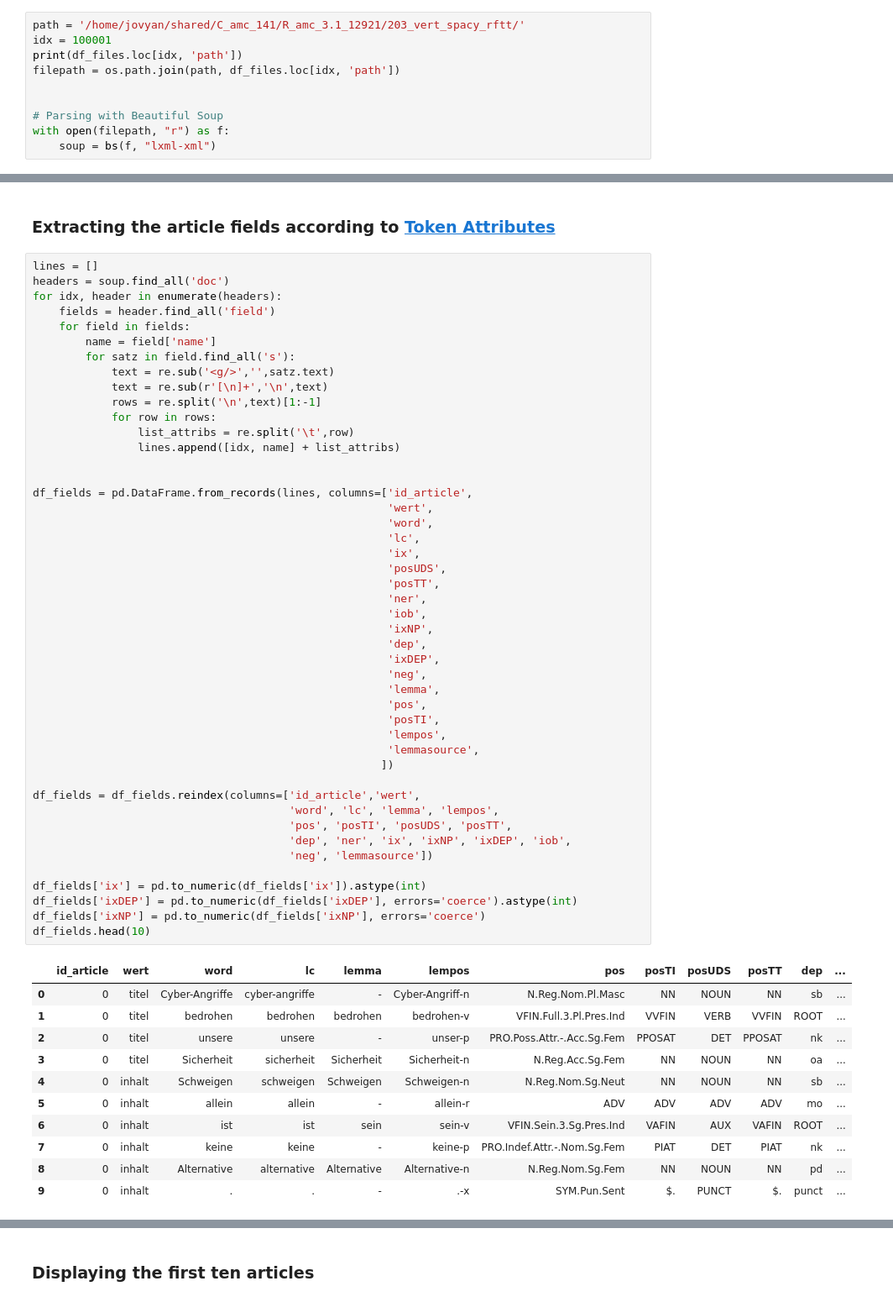
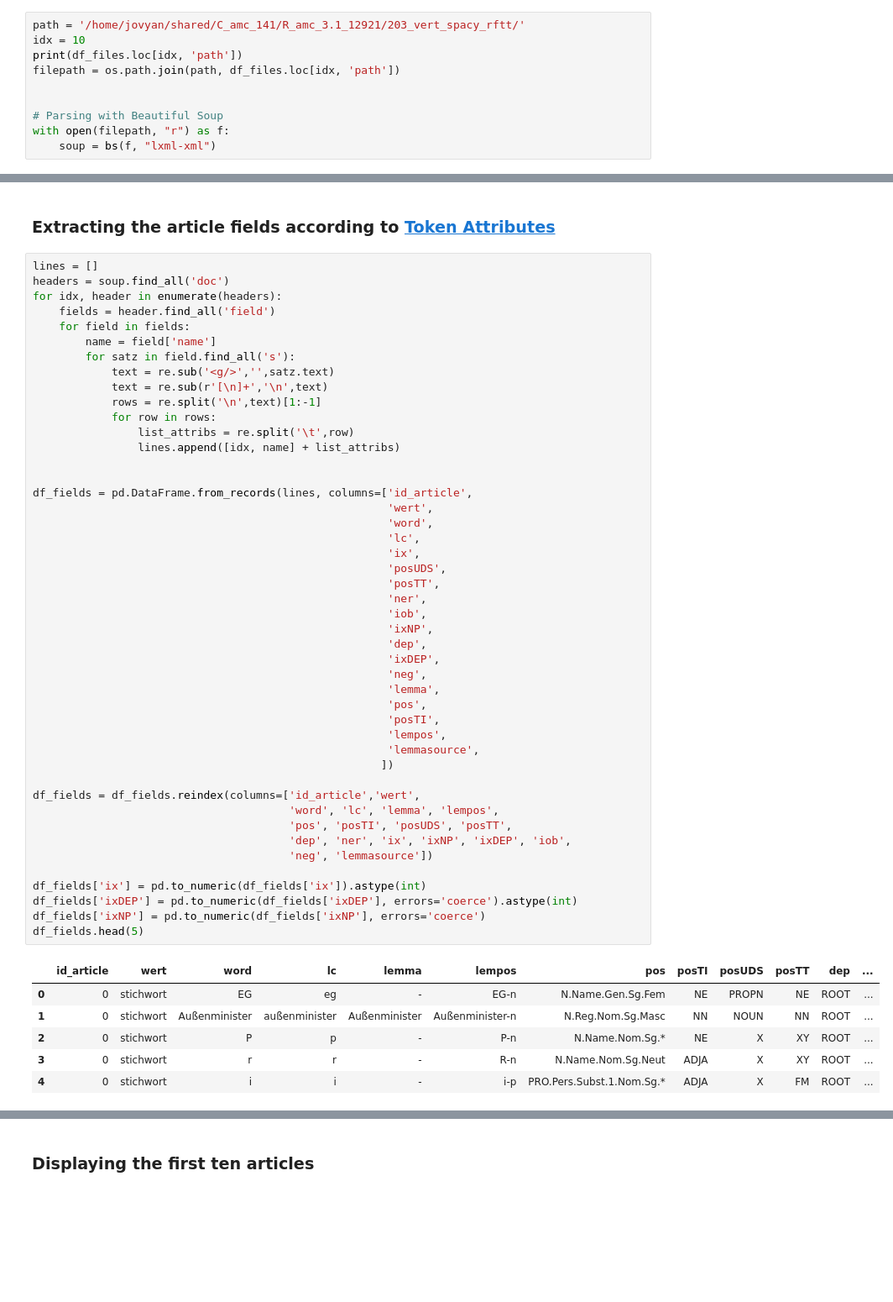
Before and after one commit to acdh-oeaw/AMC_Corpus_Biases, a Jupyter notebook: notebooks/2-file_parsing.ipynb, the cells around one changed output, grey strips where cells are left out. Shown: that part at 84% size. Cells and saved outputs as stored; diff of their text form; blank space fills up the shorter version.

```diff
--- a/notebooks/2-file_parsing.ipynb
+++ b/notebooks/2-file_parsing.ipynb
@@ -60,7 +60,7 @@ memory usage: 16.2+ MB
 ### Examining a single file:
 # %%
 path = '/home/jovyan/shared/C_amc_141/R_amc_3.1_12921/203_vert_spacy_rftt/'
-idx = 100001
+idx = 10
 print(df_files.loc[idx, 'path'])
 filepath = os.path.join(path, df_files.loc[idx, 'path'])
 
@@ -152,41 +152,36 @@ df_fields = pd.DataFrame.from_records(lines, columns=['id_article',
                                                       'wert',
                                                       'word',
                                                       'lc',
                                                       'ix',
                                                       'posUDS',
                                                       'posTT',
                                                       'ner',
                                                       'iob',
                                                       'ixNP',
                                                       'dep',
                                                       'ixDEP',
                                                       'neg',
                                                       'lemma',
                                                       'pos',
                                                       'posTI',
                                                       'lempos',
                                                       'lemmasource',
                                                      ])
 
 df_fields = df_fields.reindex(columns=['id_article','wert',
                                        'word', 'lc', 'lemma', 'lempos',
                                        'pos', 'posTI', 'posUDS', 'posTT',
                                        'dep', 'ner', 'ix', 'ixNP', 'ixDEP', 'iob',
                                        'neg', 'lemmasource'])
 
 df_fields['ix'] = pd.to_numeric(df_fields['ix']).astype(int)
 df_fields['ixDEP'] = pd.to_numeric(df_fields['ixDEP'], errors='coerce').astype(int)
 df_fields['ixNP'] = pd.to_numeric(df_fields['ixNP'], errors='coerce')
-df_fields.head(10)
+df_fields.head(5)
 # %% [output]
 |  | id_article | wert | word | lc | lemma | lempos | pos | posTI | posUDS | posTT | dep | ... |
-| 0 | 0 | titel | Cyber-Angriffe | cyber-angriffe | - | Cyber-Angriff-n | N.Reg.Nom.Pl.Masc | NN | NOUN | NN | sb | ... |
-| 1 | 0 | titel | bedrohen | bedrohen | bedrohen | bedrohen-v | VFIN.Full.3.Pl.Pres.Ind | VVFIN | VERB | VVFIN | ROOT | ... |
-| 2 | 0 | titel | unsere | unsere | - | unser-p | PRO.Poss.Attr.-.Acc.Sg.Fem | PPOSAT | DET | PPOSAT | nk | ... |
-| 3 | 0 | titel | Sicherheit | sicherheit | Sicherheit | Sicherheit-n | N.Reg.Acc.Sg.Fem | NN | NOUN | NN | oa | ... |
-| 4 | 0 | inhalt | Schweigen | schweigen | Schweigen | Schweigen-n | N.Reg.Nom.Sg.Neut | NN | NOUN | NN | sb | ... |
-| 5 | 0 | inhalt | allein | allein | - | allein-r | ADV | ADV | ADV | ADV | mo | ... |
-| 6 | 0 | inhalt | ist | ist | sein | sein-v | VFIN.Sein.3.Sg.Pres.Ind | VAFIN | AUX | VAFIN | ROOT | ... |
-| 7 | 0 | inhalt | keine | keine | - | keine-p | PRO.Indef.Attr.-.Nom.Sg.Fem | PIAT | DET | PIAT | nk | ... |
-| 8 | 0 | inhalt | Alternative | alternative | Alternative | Alternative-n | N.Reg.Nom.Sg.Fem | NN | NOUN | NN | pd | ... |
-| 9 | 0 | inhalt | . | . | - | .-x | SYM.Pun.Sent | $. | PUNCT | $. | punct | ... |
+| 0 | 0 | stichwort | EG | eg | - | EG-n | N.Name.Gen.Sg.Fem | NE | PROPN | NE | ROOT | ... |
+| 1 | 0 | stichwort | Außenminister | außenminister | Außenminister | Außenminister-n | N.Reg.Nom.Sg.Masc | NN | NOUN | NN | ROOT | ... |
+| 2 | 0 | stichwort | P | p | - | P-n | N.Name.Nom.Sg.* | NE | X | XY | ROOT | ... |
+| 3 | 0 | stichwort | r | r | - | R-n | N.Name.Nom.Sg.Neut | ADJA | X | XY | ROOT | ... |
+| 4 | 0 | stichwort | i | i | - | i-p | PRO.Pers.Subst.1.Nom.Sg.* | ADJA | X | FM | ROOT | ... |
```
Also changed, not shown: parts of 6 cells of this notebook, 2 other files.
